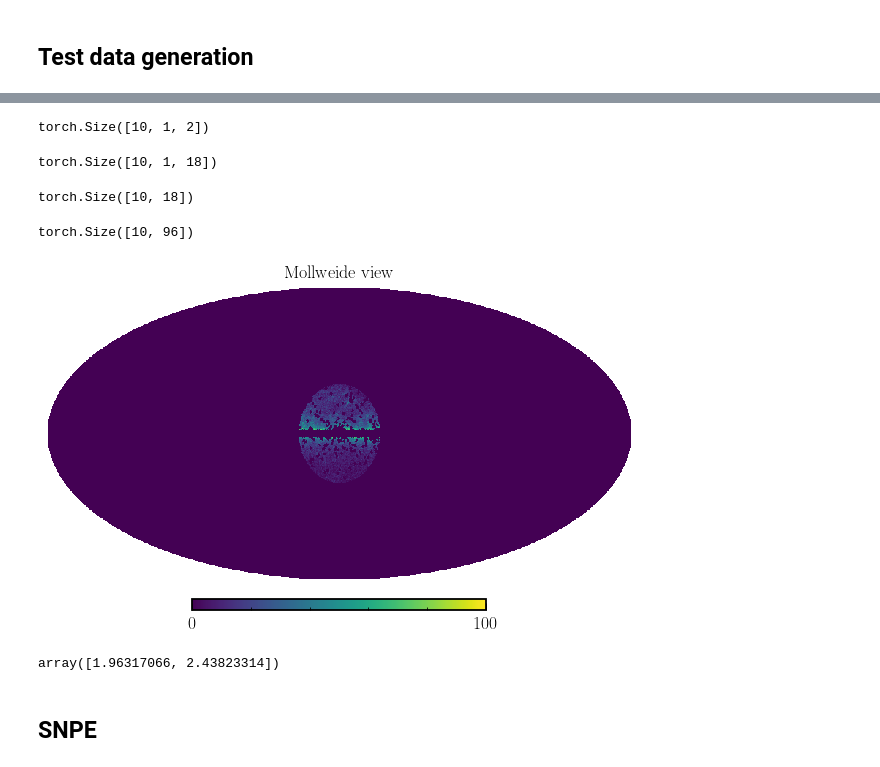
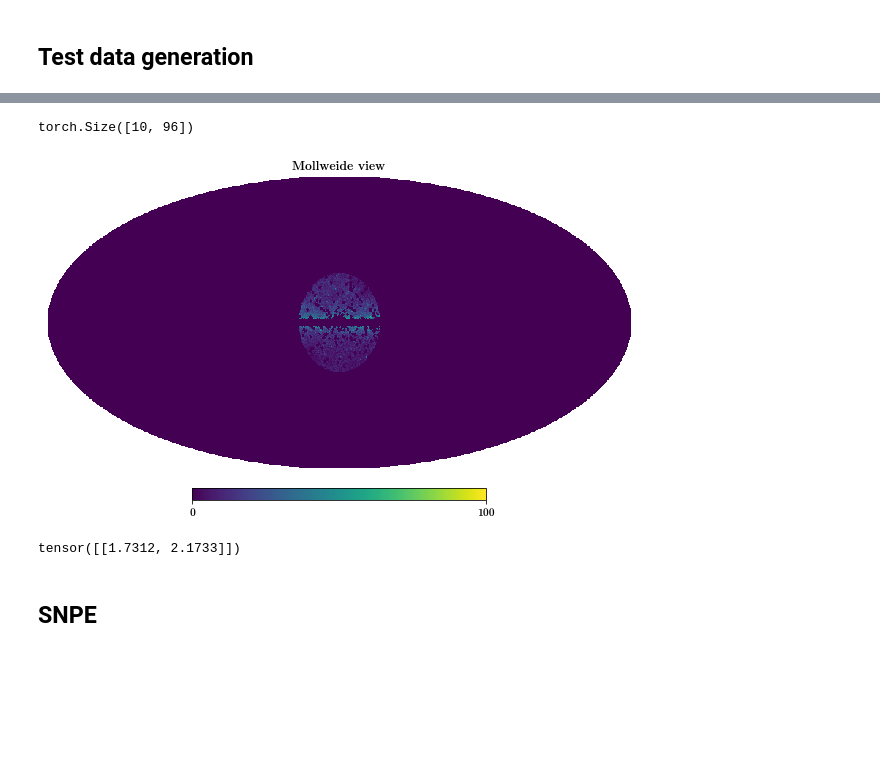
Before and after one commit to smsharma/fermi-gce-flows, a Jupyter notebook: notebooks/02_analysis.ipynb, the cells around one changed output, grey strips where cells are left out. Saved outputs shown, nothing was run; the diff lists cells and outputs as text; code cells hidden in the pictures; blank space fills up the shorter version.

```diff
--- a/notebooks/02_analysis.ipynb
+++ b/notebooks/02_analysis.ipynb
@@ -137,18 +153,6 @@ maps = [simulator(theta.detach().numpy(), temps_poiss, temps_ps, masks_list[0],
 from operator import itemgetter
 data_map = torch.Tensor(list(map(itemgetter(0), maps)))
 aux = torch.Tensor(list(map(itemgetter(1), maps)))
-# %%
-aux.shape
-# %% [output]
-torch.Size([10, 1, 2])
-# %%
-thetas.view(-1, 1, 18).shape
-# %% [output]
-torch.Size([10, 1, 18])
-# %%
-thetas.shape
-# %% [output]
-torch.Size([10, 18])
 # %%
 sg = SphericalGraphCNN(nside_list, indexes_list, n_aux=2, n_params=18).to(device)
 # %%
@@ -158,20 +162,17 @@ torch.Size([10, 96])
 # %%
 # simulator(theta, temps_poiss, temps_ps, mask_sim, mask_roi, norm=False)
 
 theta = thetas[0]
 
-temps_poiss = [temp_gce, temp_iso, temp_bub, temp_psc, temp_mO_pibrem, temp_mO_ics]
-temps_ps = [temp_gce, temp_dsk]
-
-test_map_temp = simulator(theta.detach().numpy(), temps_poiss, temps_ps, masks_list[0], roi_mask, pc_inst.psf_r_func)
+test_map_temp = data_map[0]
 test_map = np.zeros(hp.nside2npix(128))
-test_map[np.where(~masks_list[0])] = test_map_temp[0, :-2]
+test_map[np.where(~masks_list[0])] = test_map_temp
 hp.mollview(test_map, max=100)
 # %% [output]
-[figure, old version]
+[figure, new version]
-# %%
-test_map_temp[0, -2:]
-# %% [output]
-array([1.96317066, 2.43823314])
+# %%
+aux[0]
+# %% [output]
+tensor([[1.7312, 2.1733]])
 # %%
 from tqdm import *
```
Also changed, not shown: parts of 9 cells of this notebook, 8 other files.
